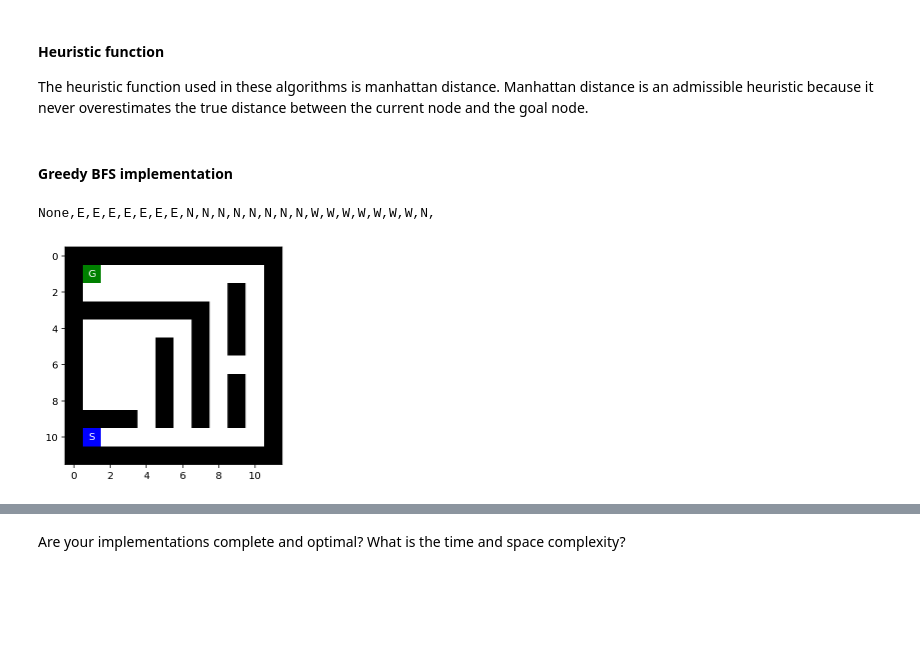
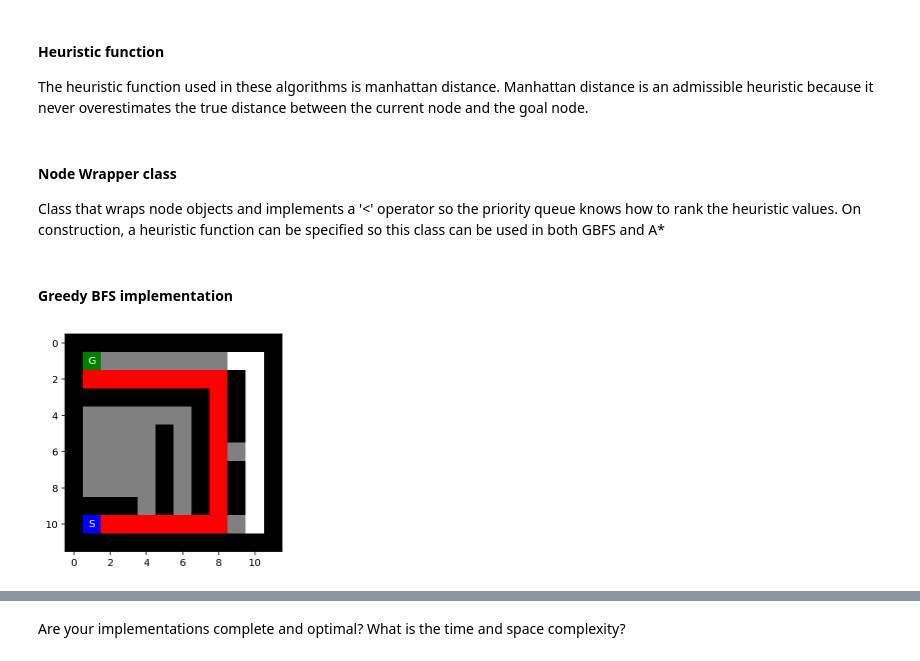
Before and after one commit to ZechWolf/CS7320-AI, a Jupyter notebook: Search/Maze.ipynb, the cells around one changed output, grey strips where cells are left out. Cells and saved outputs as stored; diff of their text form; code cells hidden in the pictures; blank space fills up the shorter version.

```diff
--- a/Search/Maze.ipynb
+++ b/Search/Maze.ipynb
@@ -357,7 +380,9 @@ None,E,E,E,E,E,E,E,N,N,N,N,N,N,N,N,W,W,W,W,W,W,W,N,
 # %% [markdown]
 #### DFS implementation
 # %%
-def dfs(maze):
+def dfs(maze, debug = False, showSteps = False):
+    if debug: mazeCp = np.copy(maze) #copy of the maze string for visualizations
+
     #Initialize root node at starting position of maze and get goal node
     rootPos = find_pos(maze, what="S")
     root = Node(rootPos, None, None, 0)
@@ -370,13 +395,22 @@ def dfs(maze):
         node = frontier.pop() #pop next node from the frontier
         for n in expand(node, maze):
             if n.pos == goalPos:
+                if debug:
+
+                    p = n.get_path_from_root()
+                    for x in p[1:len(p)-1]: #mark the path excluding S and G nodes
+                        mark(mazeCp, x, "P")
+                    show_maze(mazeCp)
+
                 return n
             if n not in frontier and n not in node.get_path_from_root(): #check the frontier to prevent cycling within frontier
                 frontier.push(n)
+                if debug and look(maze, n.pos) not in ["S", "G"]: mark(mazeCp, n, "F")
+                if showSteps: show_maze(mazeCp)
+
+            if debug and look(maze, n.pos) not in ["S", "G"]: mark(mazeCp, n, ".")
 
     return None #failure
 
-for x in dfs(maze).get_path_from_root():
-    print(x.action, end=",")
-show_maze(maze)
+test = dfs(maze, True)
 # %% [output]
@@ -414,0 +462,3 @@ def manhattan(node, goalPos):
+# %% [markdown]
+#### Node Wrapper class
+Class that wraps node objects and implements a '<' operator so the priority queue knows how to rank the heuristic values. On construction, a heuristic function can be specified so this class can be used in both GBFS and A*
@@ -417,46 +478,45 @@ def manhattan(node, goalPos):
 # %%
 from queue import PriorityQueue
 
-class NodeWrapper:
-    """Wrapper class for Node object, used for comparing two nodes in the priority queue"""
+def gbs(maze, debug = False, showSteps = False):
+    if debug: mazeCp = np.copy(maze) #copy of the maze string for visualizations
 
-    def __init__(self, n, g, h):
-        self.node = n
-        self.goalPos = g
-        self.heuristic = h #reference to heuristic function to use
-
-    def __lt__(self, rhs): #comparison operator for priority queue
-        return self.heuristic(self.node, self.goalPos) < self.heuristic(rhs.node, self.goalPos)
-
-
-def gbfs(maze):
     #Initialize root node at starting position of maze and get goal node
     rootPos = find_pos(maze, what="S")
     rootRaw = Node(rootPos, None, None, 0) #raw node object
     goalPos = find_pos(maze, what="G")
     root = NodeWrapper(rootRaw, goalPos, manhattan) #wrapper object
 
     frontier = PriorityQueue()
     frontier.put(root)
 
     reached = set()
     reached.add(rootRaw.pos)
 
     while not frontier.empty():
         node = frontier.get() #pop next node from the frontier
         for n in expand(node.node, maze):
             if n.pos == goalPos:
+                if debug:
+
+                    p = n.get_path_from_root()
+                    for x in p[1:len(p)-1]: #mark the path excluding S and G nodes
+                        mark(mazeCp, x, "P")
+                    show_maze(mazeCp)
+
                 return n
             if n.pos not in reached: #check reached to see if visited
                 nObj = NodeWrapper(n, goalPos, manhattan) #use wrapper class before
                 frontier.put(nObj)
                 reached.add(n.pos)
 
+                if debug and look(maze, n.pos) not in ["S", "G"]: mark(mazeCp, n, "F")
+                if showSteps: show_maze(mazeCp)
+
+            if debug and look(maze, n.pos) not in ["S", "G"]: mark(mazeCp, n, ".")
+
     return None #failure
 
-for x in gbfs(maze).get_path_from_root():
-    print(x.action, end=",")
-show_maze(maze)
+test = gbs(maze, True)
 # %% [output]
-None,E,E,E,E,E,E,E,N,N,N,N,N,N,N,N,W,W,W,W,W,W,W,N,
-[figure, old version]
+[figure, new version]
```
Also changed, not shown: parts of 19 cells of this notebook, 1 other file.
